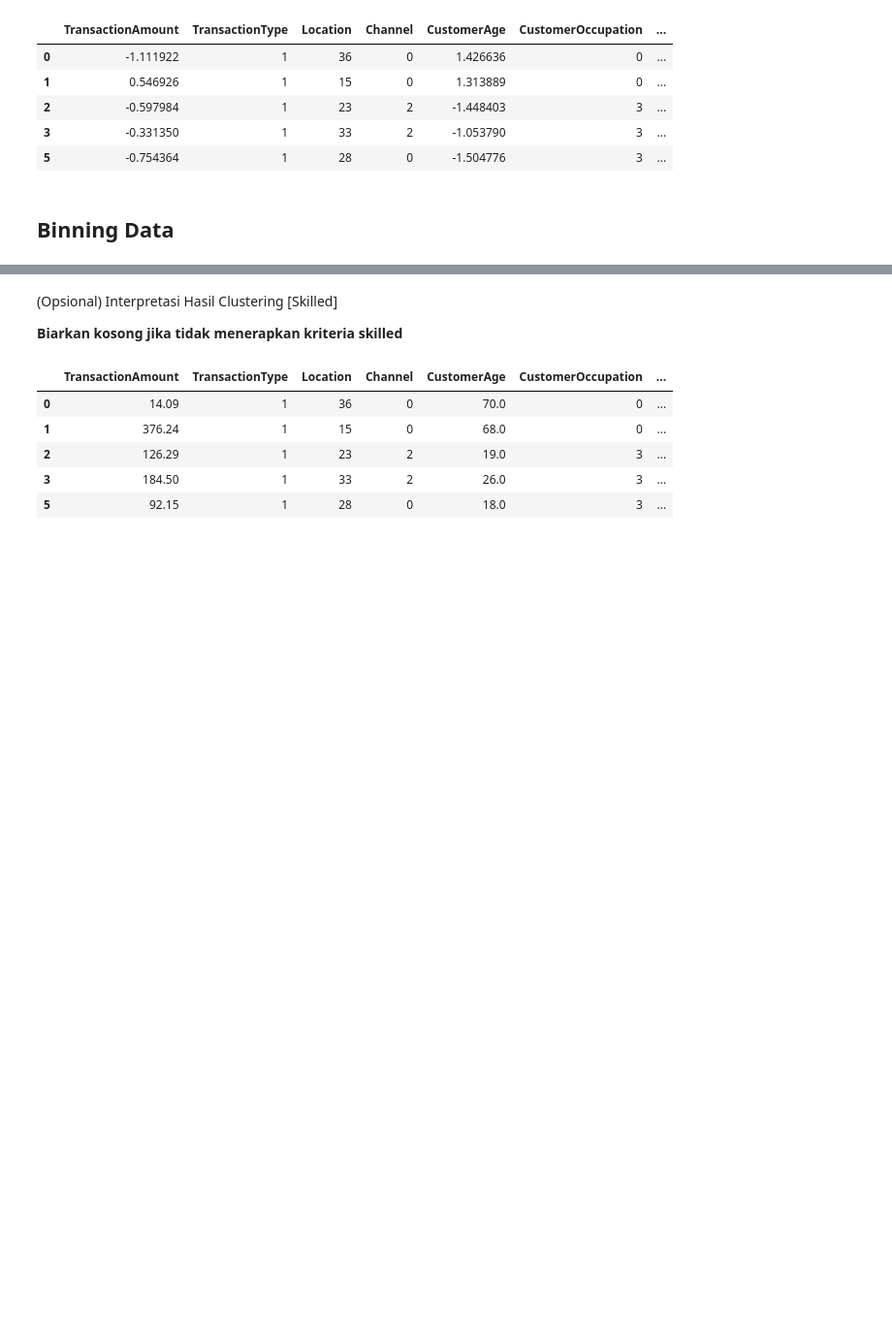
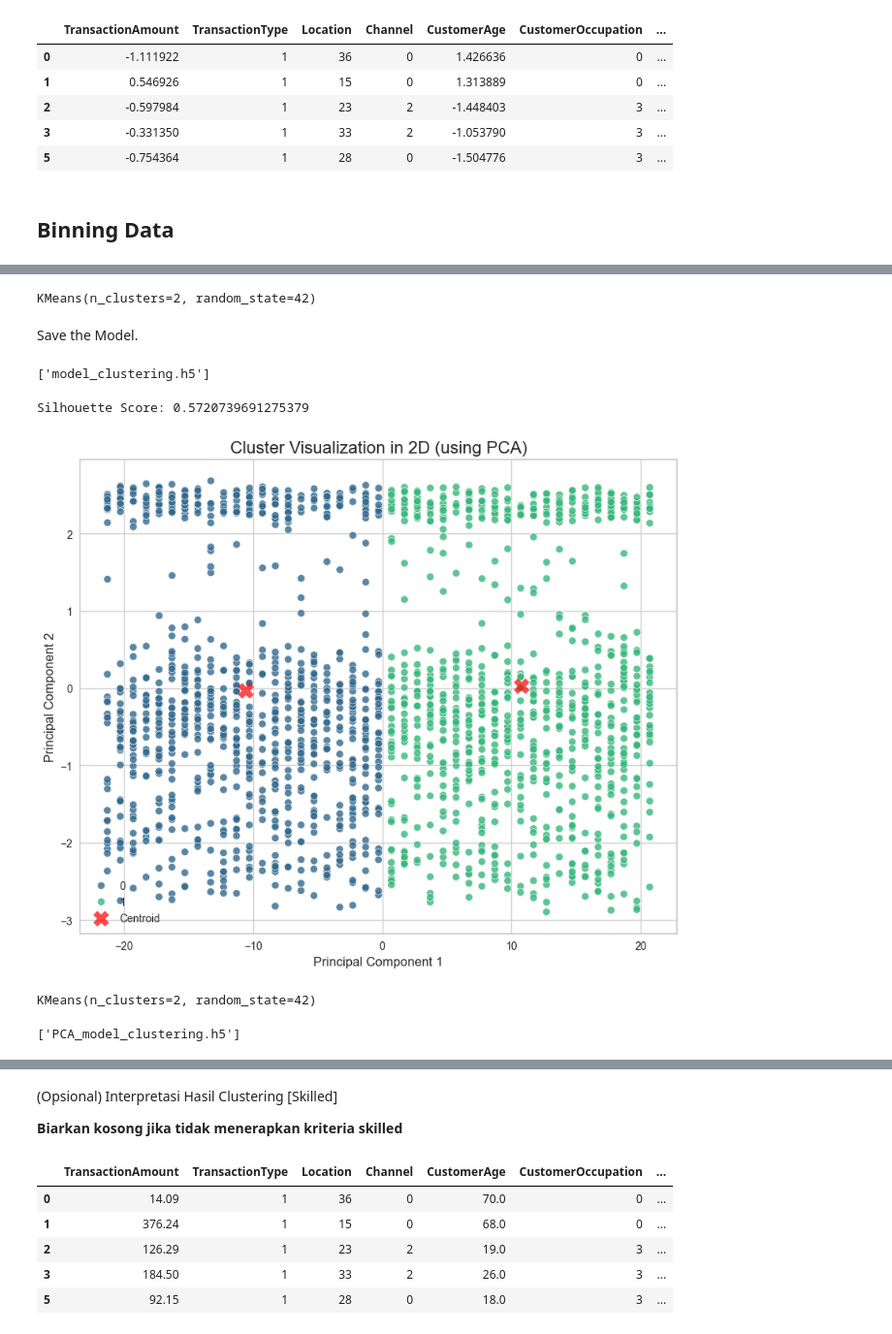
Before and after one commit to Khazior/Machine-Learning-Project, a Jupyter notebook: analisa-ml-dicoding/Fraud-Clustering.ipynb, the cells around one changed output, grey strips where cells are left out. Shown at 97% size. Cells and saved outputs as stored; diff of their text form; code cells hidden in the pictures; blank space fills up the shorter version.

```diff
--- a/analisa-ml-dicoding/Fraud-Clustering.ipynb
+++ b/analisa-ml-dicoding/Fraud-Clustering.ipynb
@@ -535,0 +358,80 @@ df_used.to_csv('data_clustering.csv', index=False)
+# %%
+# Using the K-Means Clustering algorithm
+
+# Create a KMeans model
+model = KMeans(n_clusters=2, random_state=42)
+
+# Fit the model with your data (df)
+model.fit(df)
+# %% [output]
+KMeans(n_clusters=2, random_state=42)
+# %% [markdown]
+Save the Model.
+# %%
+# Saving models using joblib
+# Save the trained clustering model
+joblib.dump(model, "model_clustering.h5")
+# %% [output]
+['model_clustering.h5']
+# %%
+# Calculates and displays Silhouette Score values.
+labels = model.labels_
+
+score = silhouette_score(df, labels)
+
+print("Silhouette Score:", score)
+# %% [output]
+Silhouette Score: 0.5720739691275379
+# %%
+# Creating a visualization of clustering results
+
+# Create PCA objects for the 2 components
+pca = PCA(n_components=2)
+
+df_pca = pca.fit_transform(df)
+
+df_pca = pd.DataFrame(data=df_pca, columns=['Principal Component 1', 'Principal Component 2'])
+
+df_pca['Cluster'] = labels
+
+# Create a scatter plot using Seaborn
+plt.figure(figsize=(10, 8))
+sns.scatterplot(
+    x='Principal Component 1',
+    y='Principal Component 2',
+    hue='Cluster',
+    palette=sns.color_palette("viridis", n_colors=2),
+    data=df_pca,
+    legend="full",
+    alpha=0.8
+)
+
+plt.title('Cluster Visualization in 2D (using PCA)', fontsize=16)
+plt.xlabel('Principal Component 1', fontsize=12)
+plt.ylabel('Principal Component 2', fontsize=12)
+centers = pca.transform(model.cluster_centers_)
+plt.scatter(centers[:, 0], centers[:, 1], c='red', s=200, alpha=0.7, marker='X', label='Centroid')
+plt.legend()
+plt.show()
+# %% [output]
+[figure, added]
+# %%
+# Building a model using PCA.
+
+pca = PCA(n_components=2)
+
+df_pca_array = pca.fit_transform(df_used)
+
+data_final = pd.DataFrame(data=df_pca_array, columns=['PCA1', 'PCA2'])
+
+# Create a NEW KMeans model
+kmeans_pca = KMeans(n_clusters=2, random_state=42)
+
+kmeans_pca.fit(data_final)
+# %% [output]
+KMeans(n_clusters=2, random_state=42)
+# %%
+# Save the PCA model for comparison with the previous clustering model.
+joblib.dump(model, "PCA_model_clustering.h5")
+# %% [output]
+['PCA_model_clustering.h5']
```
Also changed, not shown: parts of 67 cells of this notebook, 1 other file.
